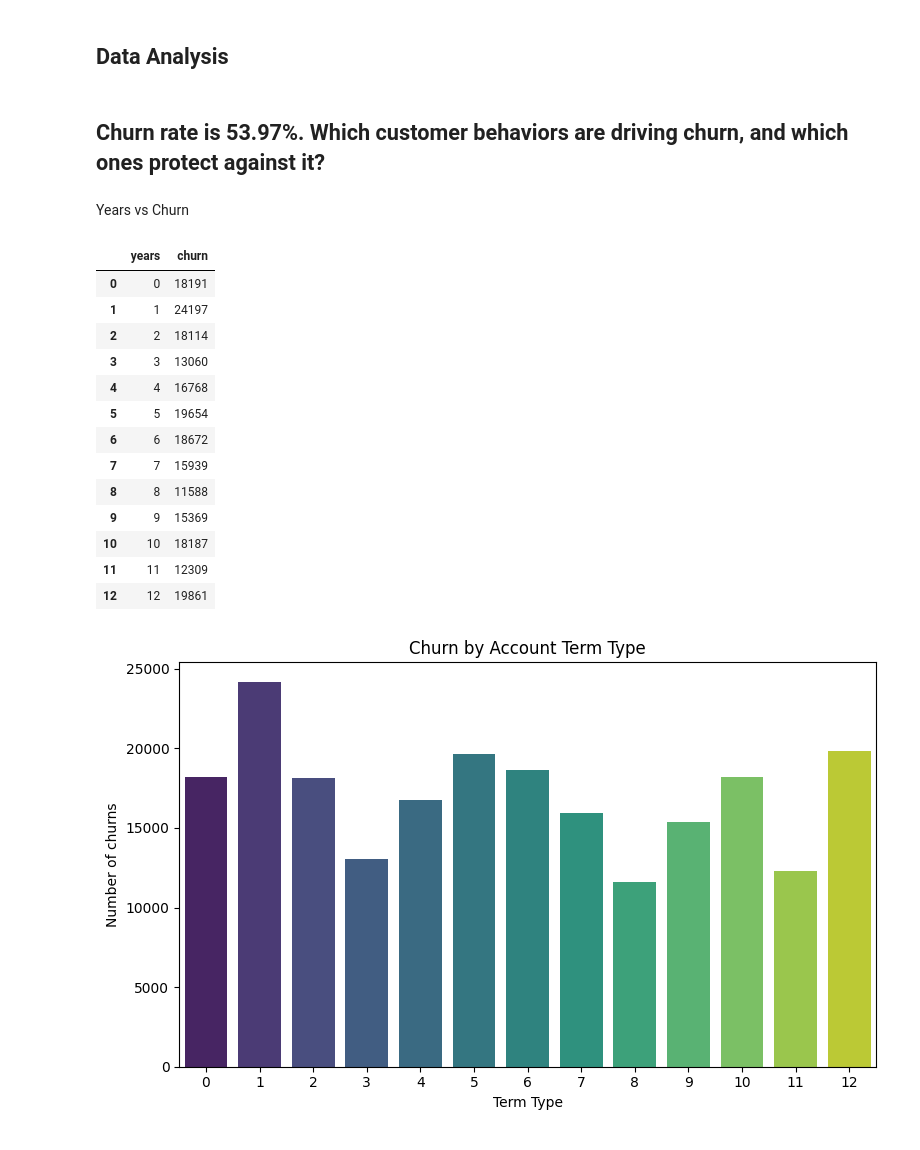
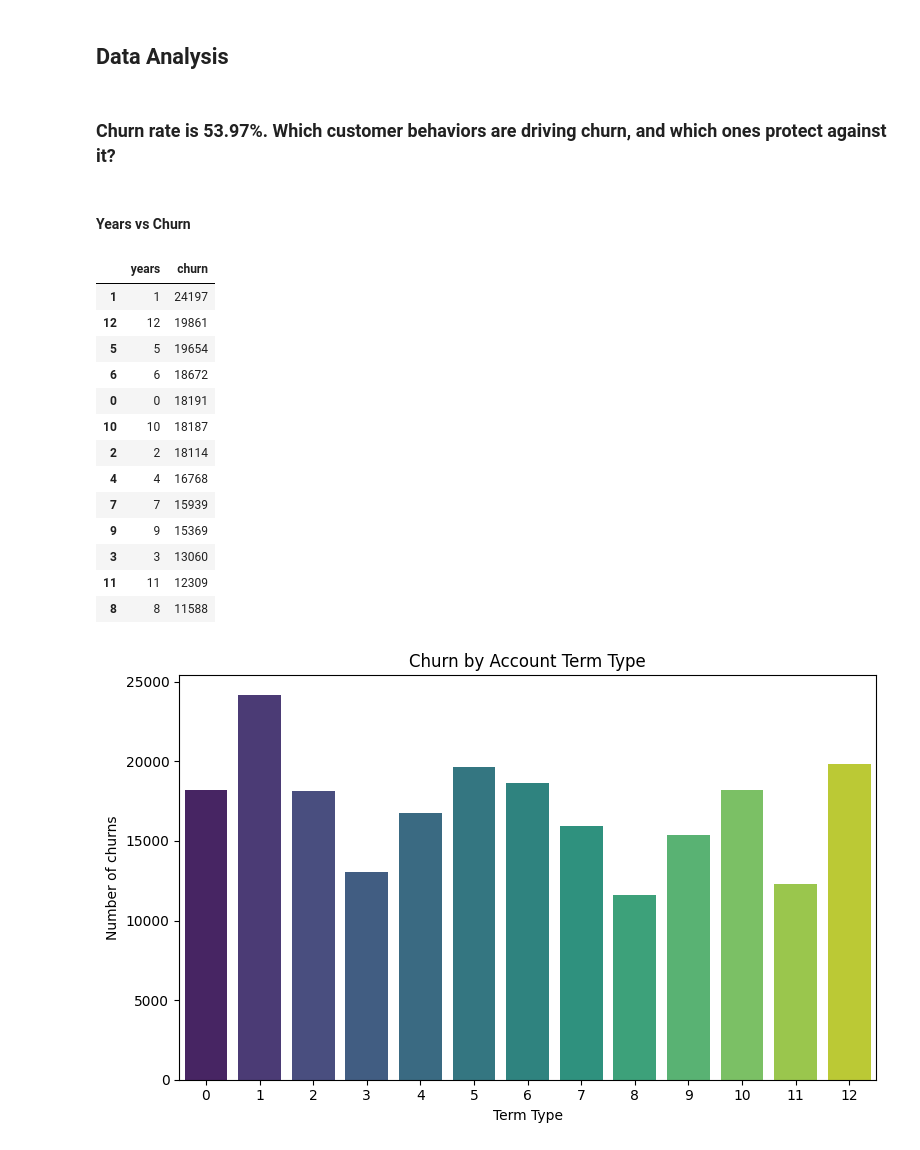
Before and after one commit to abhishektarun09/Bank-Customer-Churn-and-Retention-Analysis, a Jupyter notebook: notebooks/02_customer_churn_analysis.ipynb, the cells around one changed output. Cells and saved outputs as stored; diff of their text form; code cells hidden in the pictures.

```diff
--- a/notebooks/02_customer_churn_analysis.ipynb
+++ b/notebooks/02_customer_churn_analysis.ipynb
@@ -139,27 +145,27 @@ The churn rate is 53.97%.
 # %% [markdown]
 ## Data Analysis
 # %% [markdown]
-## Churn rate is 53.97%. Which customer behaviors are driving churn, and which ones protect against it?
+### Churn rate is 53.97%. Which customer behaviors are driving churn, and which ones protect against it?
 # %% [markdown]
-Years vs Churn
+#### Years vs Churn
 # %%
-years_churn = df.groupby('years').agg({'churn' : 'sum'}).reset_index()
+years_churn = df.groupby('years').agg({'churn' : 'sum'}).reset_index().sort_values(by='churn', ascending=False)
 years_churn
 # %% [output]
 |  | years | churn |
-| 0 | 0 | 18191 |
 | 1 | 1 | 24197 |
-| 2 | 2 | 18114 |
-| 3 | 3 | 13060 |
-| 4 | 4 | 16768 |
+| 12 | 12 | 19861 |
 | 5 | 5 | 19654 |
 | 6 | 6 | 18672 |
+| 0 | 0 | 18191 |
+| 10 | 10 | 18187 |
+| 2 | 2 | 18114 |
+| 4 | 4 | 16768 |
 | 7 | 7 | 15939 |
+| 9 | 9 | 15369 |
+| 3 | 3 | 13060 |
+| 11 | 11 | 12309 |
 | 8 | 8 | 11588 |
-| 9 | 9 | 15369 |
-| 10 | 10 | 18187 |
-| 11 | 11 | 12309 |
-| 12 | 12 | 19861 |
 # %%
 plt.figure(figsize=(8,5))
 sns.barplot(data=years_churn, x='years', y='churn', palette='viridis')
```
Also changed, not shown: parts of 31 cells of this notebook.
